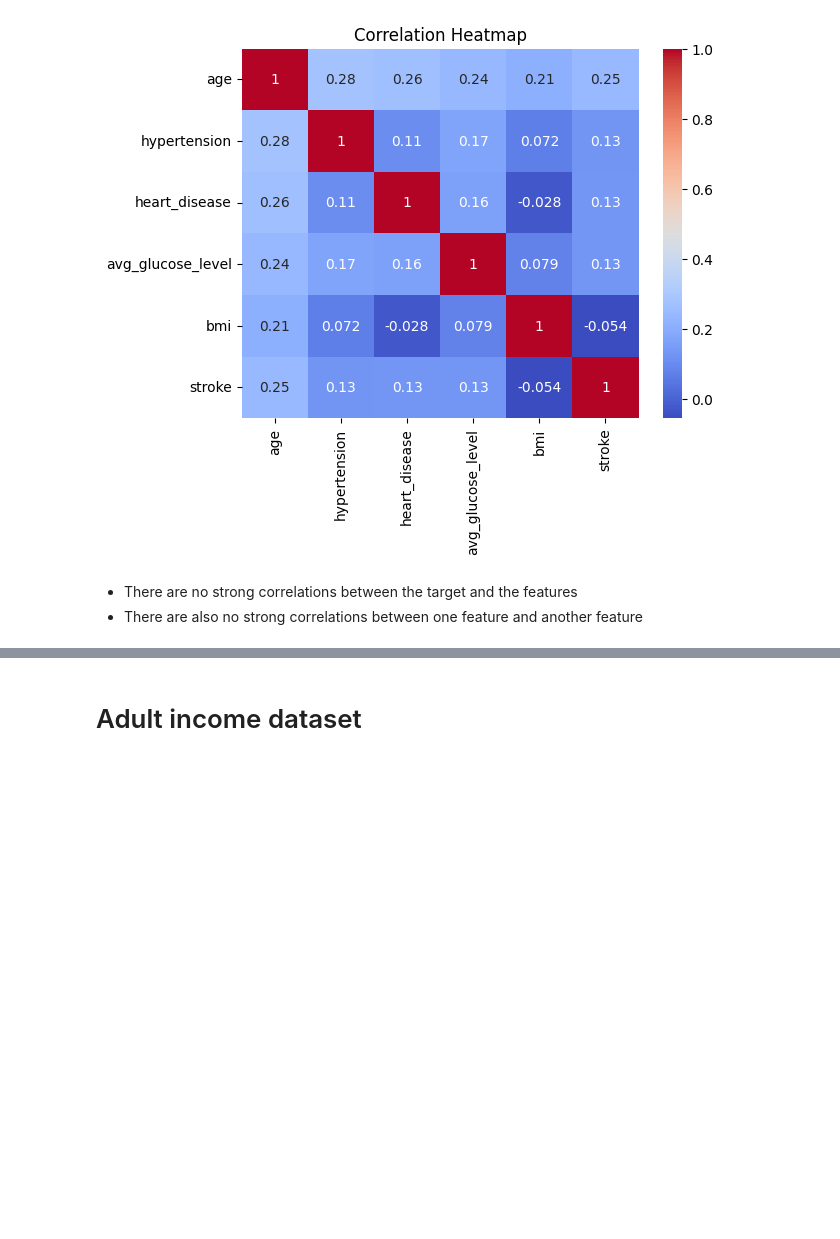
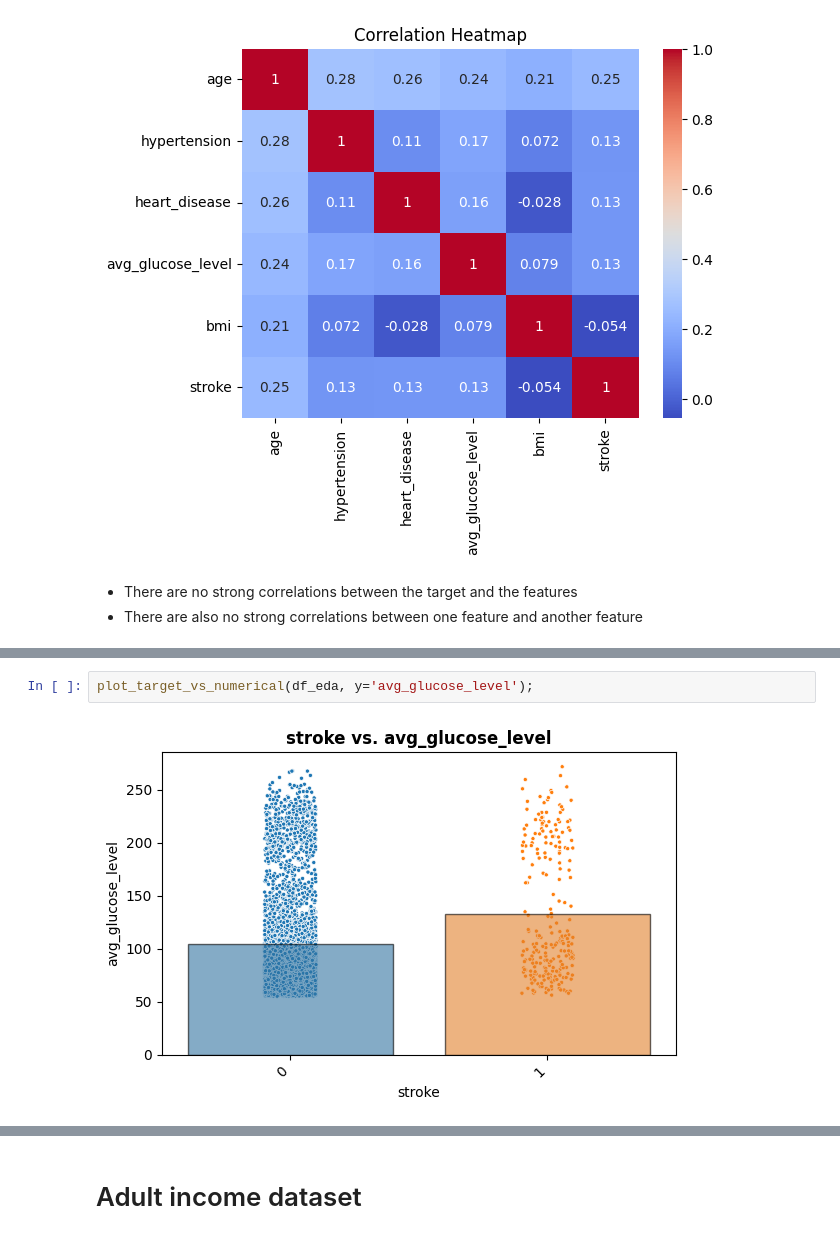
Before and after one commit to Carla9711/Machine-Learning---Classification, a Jupyter notebook: Machine_Learning_Classification.ipynb, the cells around one changed output, grey strips where cells are left out. Drawn from its saved outputs; the diff is of its cells as text; blank space fills up the shorter version.

```diff
--- a/Machine_Learning_Classification.ipynb
+++ b/Machine_Learning_Classification.ipynb
@@ -405,0 +431,4 @@ plot_target_vs_numerical(df_eda, y='age');
+# %%
+plot_target_vs_numerical(df_eda, y='avg_glucose_level');
+# %% [output]
+[figure, added]
```
Also changed, not shown: parts of 25 cells of this notebook.
